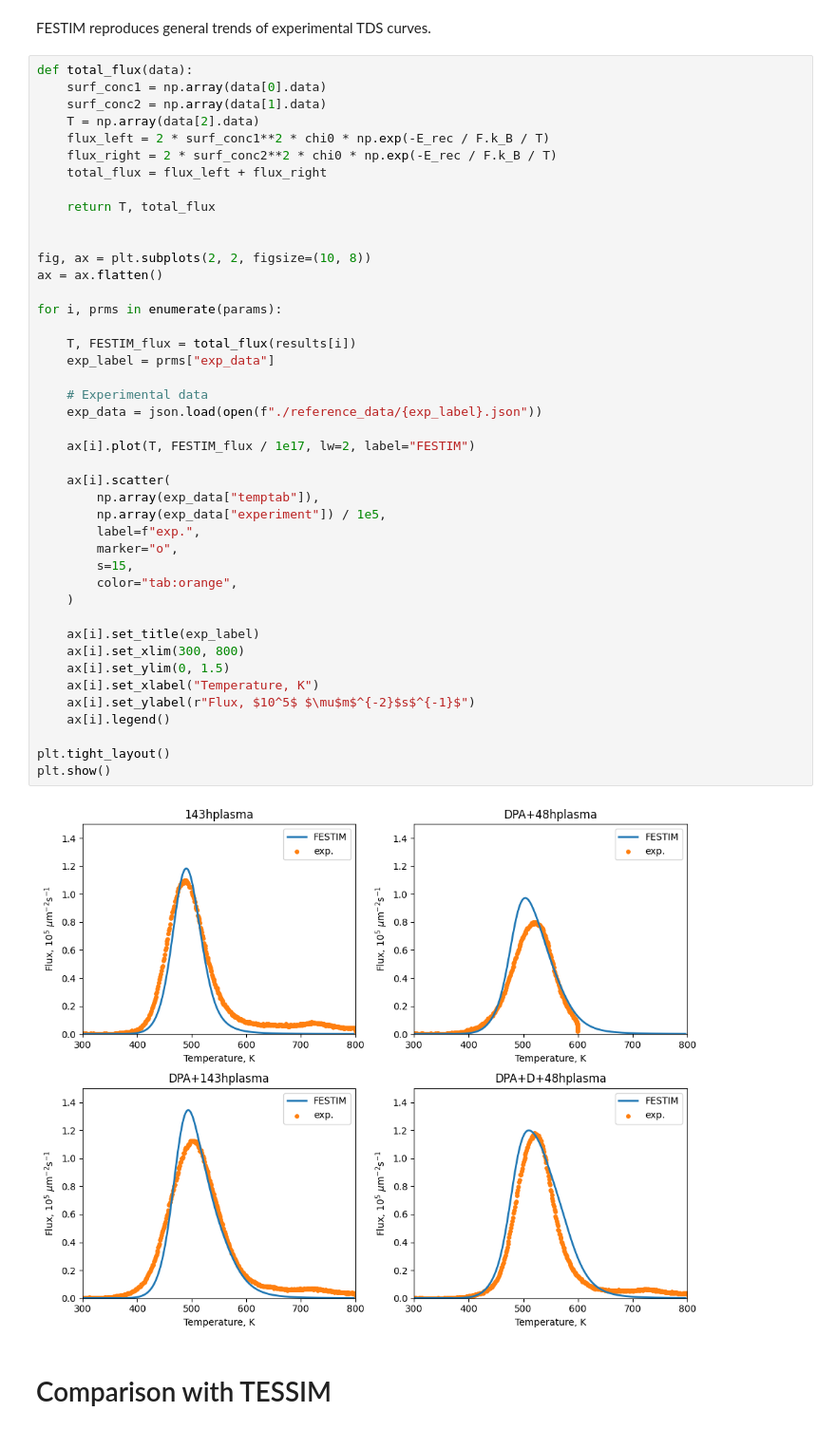
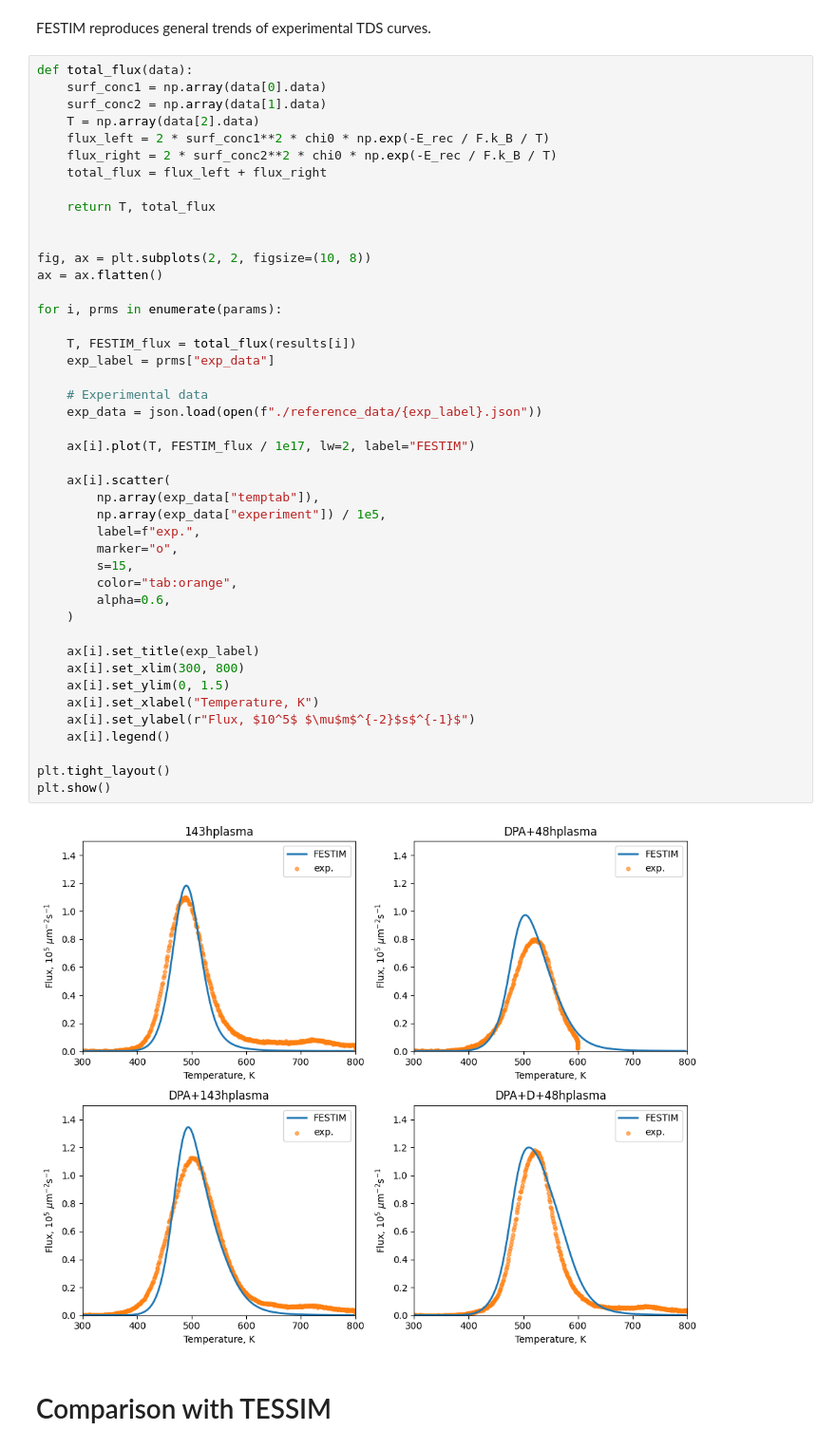
Before and after one commit to KulaginVladimir/FESTIM-SurfaceKinetics-Validation, a Jupyter notebook: D_EUROFER/D_in_EUROFER.ipynb, the cells around one changed output. Shown at 95% size. Drawn from its saved outputs; the diff is of its cells as text.

```diff
--- a/D_EUROFER/D_in_EUROFER.ipynb
+++ b/D_EUROFER/D_in_EUROFER.ipynb
@@ -423,34 +423,35 @@ ax = ax.flatten()
 
 for i, prms in enumerate(params):
 
     T, FESTIM_flux = total_flux(results[i])
     exp_label = prms["exp_data"]
 
     # Experimental data
     exp_data = json.load(open(f"./reference_data/{exp_label}.json"))
 
     ax[i].plot(T, FESTIM_flux / 1e17, lw=2, label="FESTIM")
 
     ax[i].scatter(
         np.array(exp_data["temptab"]),
         np.array(exp_data["experiment"]) / 1e5,
         label=f"exp.",
         marker="o",
         s=15,
         color="tab:orange",
+        alpha=0.6,
     )
 
     ax[i].set_title(exp_label)
     ax[i].set_xlim(300, 800)
     ax[i].set_ylim(0, 1.5)
     ax[i].set_xlabel("Temperature, K")
     ax[i].set_ylabel(r"Flux, $10^5$ $\mu$m$^{-2}$s$^{-1}$")
     ax[i].legend()
 
 plt.tight_layout()
 plt.show()
 # %% [output]
-[figure, old version]
+[figure, new version]
 # %% [markdown]
 # Comparison with TESSIM
 # %% [markdown]
```
Also changed, not shown: parts of 1 cell of this notebook, 3 other files.
